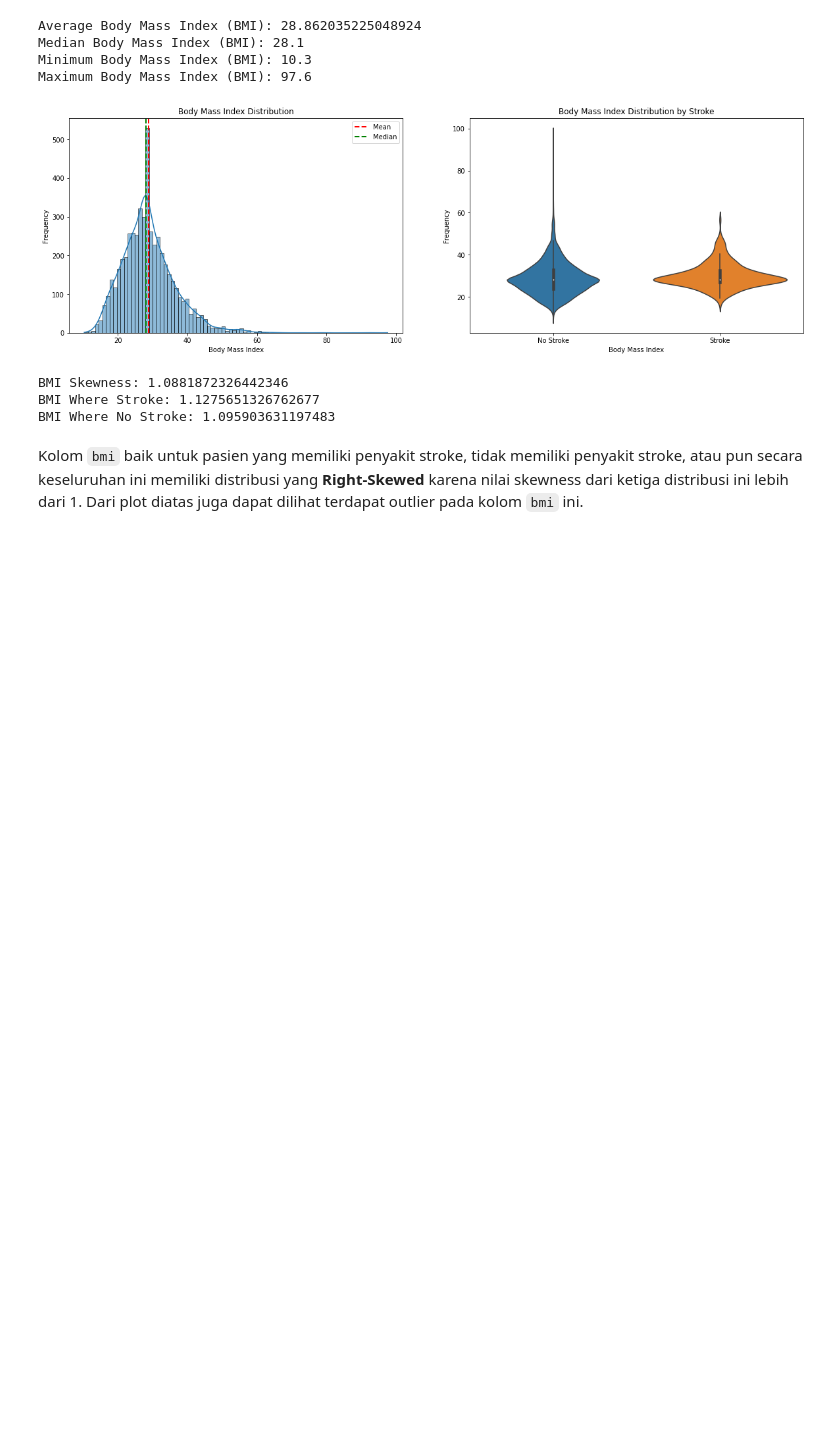
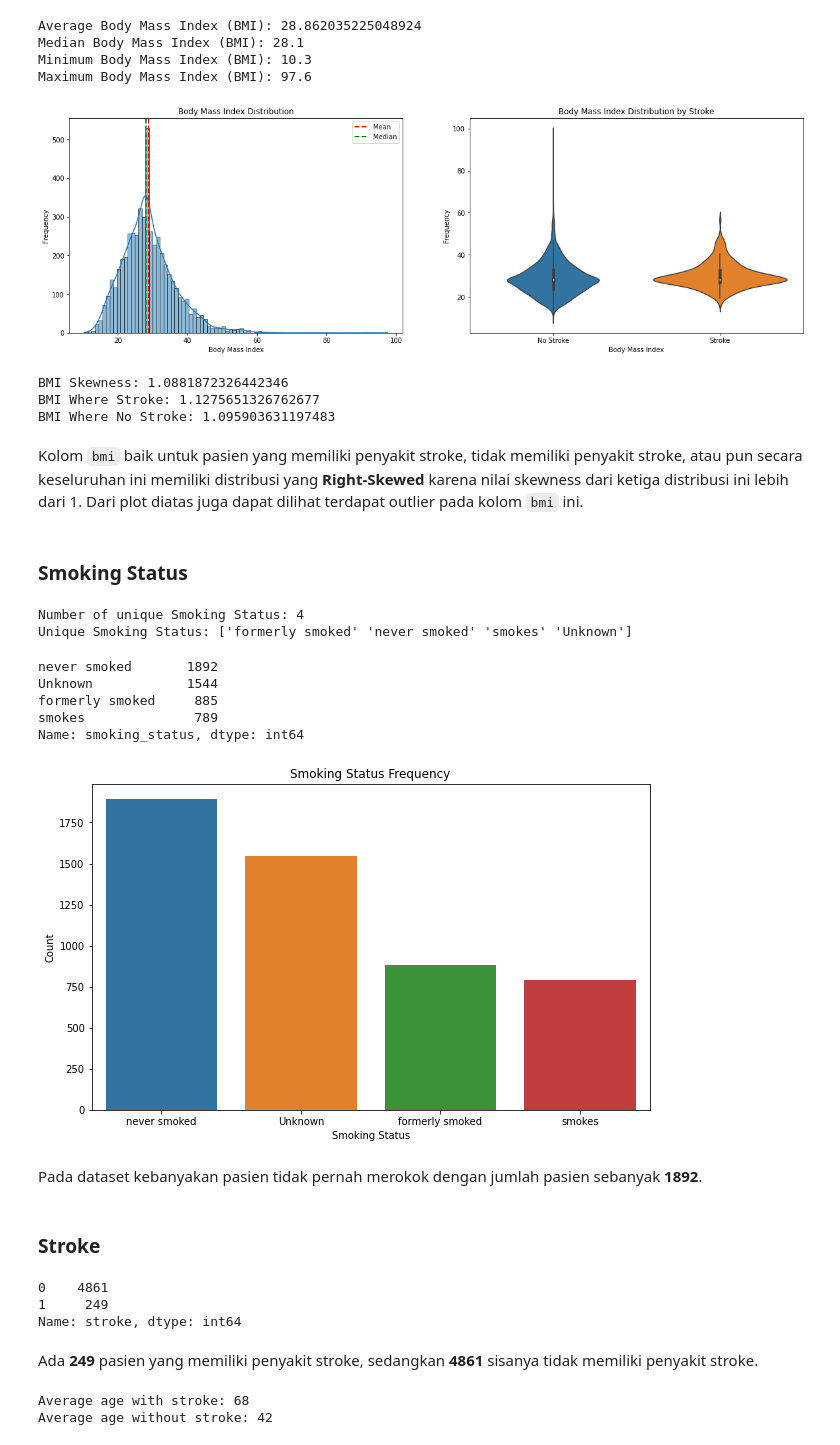
Before and after one commit to Penzragon/h8dsft_LogisticRegression, a Jupyter notebook: script.ipynb, the cells around one changed output. Saved outputs shown, nothing was run; the diff lists cells and outputs as text; code cells hidden in the pictures; blank space fills up the shorter version.

Commit message:
Finish data exploration

```diff
--- a/script.ipynb
+++ b/script.ipynb
@@ -492,3 +458,46 @@ BMI Where Stroke: 1.1275651326762677
 BMI Where No Stroke: 1.095903631197483
 # %% [markdown]
 Kolom `bmi` baik untuk pasien yang memiliki penyakit stroke, tidak memiliki penyakit stroke, atau pun secara keseluruhan ini memiliki distribusi yang **Right-Skewed** karena nilai skewness dari ketiga distribusi ini lebih dari 1. Dari plot diatas juga dapat dilihat terdapat outlier pada kolom `bmi` ini.
+# %% [markdown]
+### Smoking Status
+# %%
+print(f'Number of unique Smoking Status: {stroke.smoking_status.nunique()}')
+print(f'Unique Smoking Status: {stroke.smoking_status.unique()}')
+# %% [output]
+Number of unique Smoking Status: 4
+Unique Smoking Status: ['formerly smoked' 'never smoked' 'smokes' 'Unknown']
+# %%
+stroke.smoking_status.value_counts()
+# %% [output]
+never smoked       1892
+Unknown            1544
+formerly smoked     885
+smokes              789
+Name: smoking_status, dtype: int64
+# %%
+plt.figure(figsize=(10, 6))
+sns.countplot(x='smoking_status', data=stroke, order=stroke.smoking_status.value_counts().sort_values(ascending=False).index)
+plt.title('Smoking Status Frequency')
+plt.xlabel('Smoking Status')
+plt.ylabel('Count')
+plt.show()
+# %% [output]
+[figure, added]
+# %% [markdown]
+Pada dataset kebanyakan pasien tidak pernah merokok dengan jumlah pasien sebanyak **1892**.
+# %% [markdown]
+### Stroke
+# %%
+stroke.stroke.value_counts()
+# %% [output]
+0    4861
+1     249
+Name: stroke, dtype: int64
+# %% [markdown]
+Ada **249** pasien yang memiliki penyakit stroke, sedangkan **4861** sisanya tidak memiliki penyakit stroke.
+# %%
+print(f'Average age with stroke: {round(stroke.age[stroke.stroke == 1].mean())}')
+print(f'Average age without stroke: {round(stroke.age[stroke.stroke == 0].mean())}')
+# %% [output]
+Average age with stroke: 68
+Average age without stroke: 42
```
Also changed, not shown: parts of 8 cells of this notebook.
